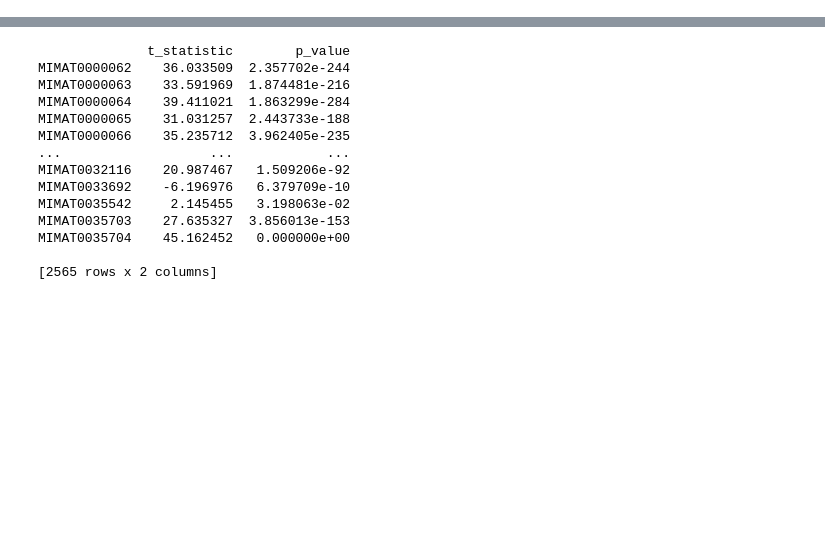
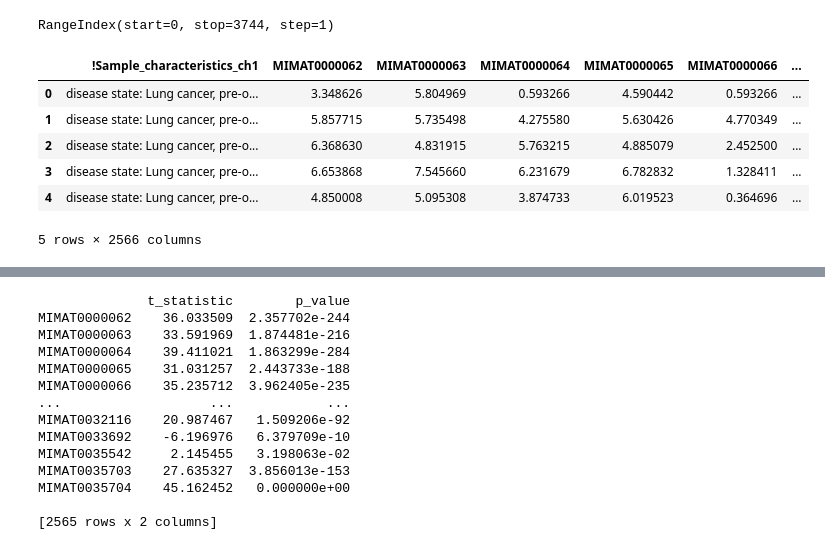
Before and after one commit to BrightNorthStar/miRNAs_in_Lung_Cancer, a Jupyter notebook: miRNAs_in_Lung_Cancer_.ipynb, the cells around one changed output, grey strips where cells are left out. Drawn from its saved outputs; the diff is of its cells as text; code cells hidden in the pictures; blank space fills up the shorter version.

```diff
--- a/miRNAs_in_Lung_Cancer_.ipynb
+++ b/miRNAs_in_Lung_Cancer_.ipynb
@@ -9,0 +481,18 @@ df = pd.read_excel('/content/COLAB.xlsx')
+# %%
+df1.index
+# Output:
+# RangeIndex(start=0, stop=3744, step=1)
+# %% [output]
+RangeIndex(start=0, stop=3744, step=1)
+# %%
+# This code cell is used to obtain the first six columns' names (labels) in df
+#    to develop the code cell after the next for df1 to df comparison
+df.head()
+# %% [output]
+|  | !Sample_characteristics_ch1 | MIMAT0000062 | MIMAT0000063 | MIMAT0000064 | MIMAT0000065 | MIMAT0000066 | ... |
+| 0 | disease state: Lung cancer, pre-o... | 3.348626 | 5.804969 | 0.593266 | 4.590442 | 0.593266 | ... |
+| 1 | disease state: Lung cancer, pre-o... | 5.857715 | 5.735498 | 4.275580 | 5.630426 | 4.770349 | ... |
+| 2 | disease state: Lung cancer, pre-o... | 6.368630 | 4.831915 | 5.763215 | 4.885079 | 2.452500 | ... |
+| 3 | disease state: Lung cancer, pre-o... | 6.653868 | 7.545660 | 6.231679 | 6.782832 | 1.328411 | ... |
+| 4 | disease state: Lung cancer, pre-o... | 4.850008 | 5.095308 | 3.874733 | 6.019523 | 0.364696 | ... |
+5 rows × 2566 columns
```
Also changed, not shown: parts of 34 cells of this notebook.
